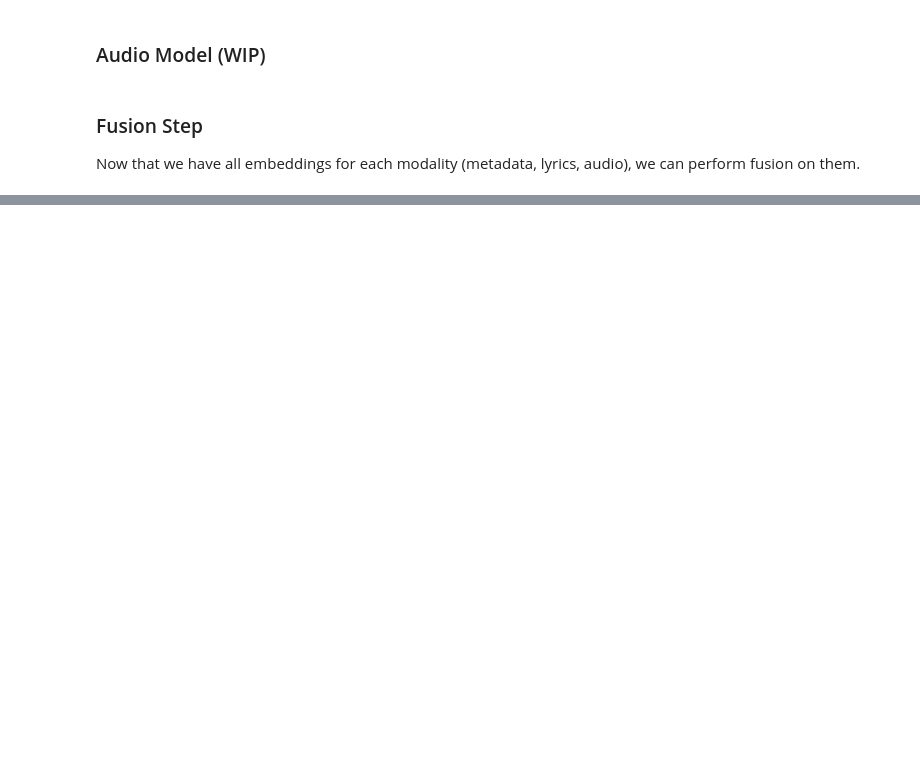
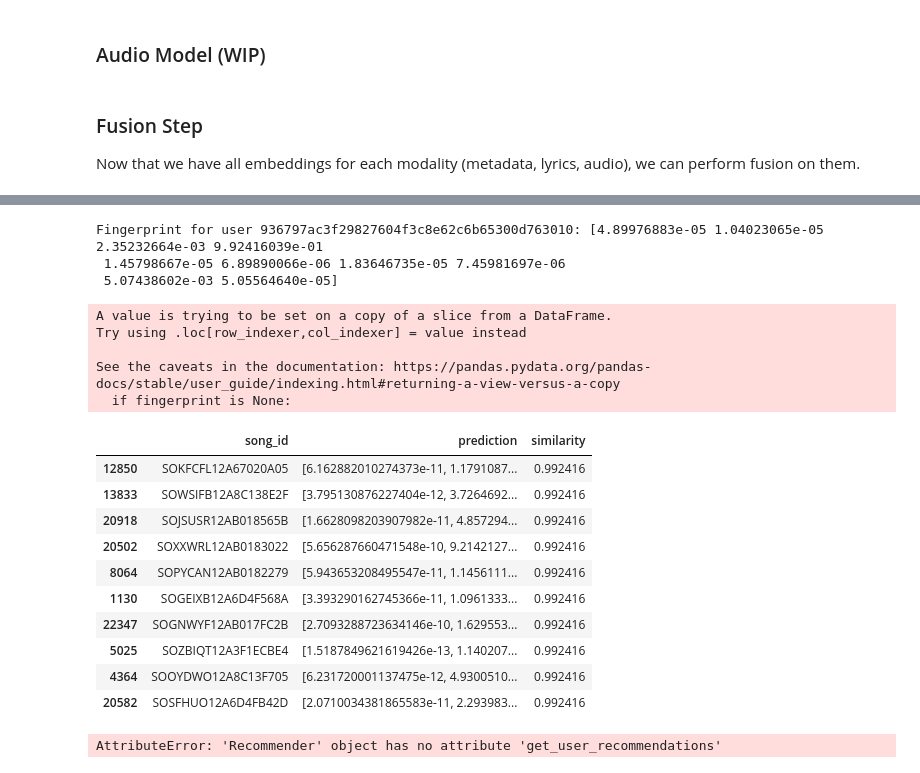
Before and after one commit to dsoman24/multimodal-music-recommender, a Jupyter notebook: full_pipeline.ipynb, the cells around one changed output, grey strips where cells are left out. Drawn from its saved outputs; the diff is of its cells as text; code cells hidden in the pictures; blank space fills up the shorter version.

```diff
--- a/full_pipeline.ipynb
+++ b/full_pipeline.ipynb
@@ -200,0 +210,10 @@ trainer.evaluate()
+# %%
+test_predicted = trainer.get_test_inferences().tolist()
+test_track_ids = data_provider.tagged_metadata_df['song_id'][~train_test_split_mask].tolist()
+test_predictions_df = pd.DataFrame(data=[test_track_ids, test_predicted], index=['song_id', 'prediction']).T
+# %%
+recommender = Recommender(
+    user_data_df=data_provider.user_data_df,
+    predictions_df=test_predictions_df,
+    debug=True
+)
@@ -200,0 +233,27 @@ trainer.evaluate()
+# %%
+recommendations = recommender.recommend_songs(user_id, n=10)
+recommendations
+# %% [output]
+Fingerprint for user 936797ac3f29827604f3c8e62c6b65300d763010: [4.89976883e-05 1.04023065e-05 2.35232664e-03 9.92416039e-01
+ 1.45798667e-05 6.89890066e-06 1.83646735e-05 7.45981697e-06
+ 5.07438602e-03 5.05564640e-05]
+A value is trying to be set on a copy of a slice from a DataFrame.
+Try using .loc[row_indexer,col_indexer] = value instead
+
+See the caveats in the documentation: https://pandas.pydata.org/pandas-docs/stable/user_guide/indexing.html#returning-a-view-versus-a-copy
+  if fingerprint is None:
+|  | song_id | prediction | similarity |
+| 12850 | SOKFCFL12A67020A05 | [6.162882010274373e-11, 1.1791087... | 0.992416 |
+| 13833 | SOWSIFB12A8C138E2F | [3.795130876227404e-12, 3.7264692... | 0.992416 |
+| 20918 | SOJSUSR12AB018565B | [1.6628098203907982e-11, 4.857294... | 0.992416 |
+| 20502 | SOXXWRL12AB0183022 | [5.656287660471548e-10, 9.2142127... | 0.992416 |
+| 8064 | SOPYCAN12AB0182279 | [5.943653208495547e-11, 1.1456111... | 0.992416 |
+| 1130 | SOGEIXB12A6D4F568A | [3.393290162745366e-11, 1.0961333... | 0.992416 |
+| 22347 | SOGNWYF12AB017FC2B | [2.7093288723634146e-10, 1.629553... | 0.992416 |
+| 5025 | SOZBIQT12A3F1ECBE4 | [1.5187849621619426e-13, 1.140207... | 0.992416 |
+| 4364 | SOOYDWO12A8C13F705 | [6.231720001137475e-12, 4.9300510... | 0.992416 |
+| 20582 | SOSFHUO12A6D4FB42D | [2.0710034381865583e-11, 2.293983... | 0.992416 |
+# %%
+user_recs = recommender.recommend_users(user_id)
+# %% [output]
+AttributeError: 'Recommender' object has no attribute 'get_user_recommendations'
```
Also changed, not shown: parts of 14 cells of this notebook, 4 other files.
